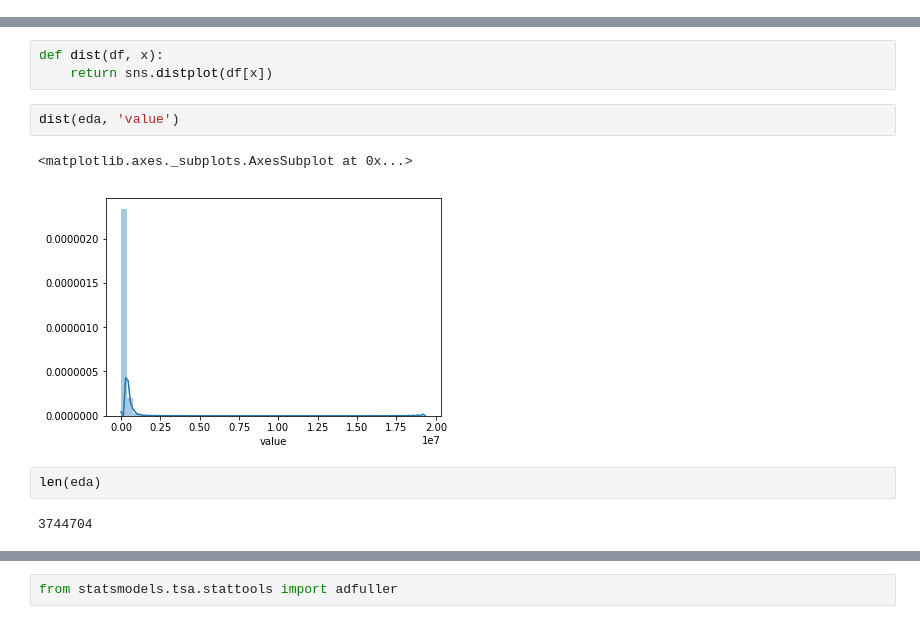
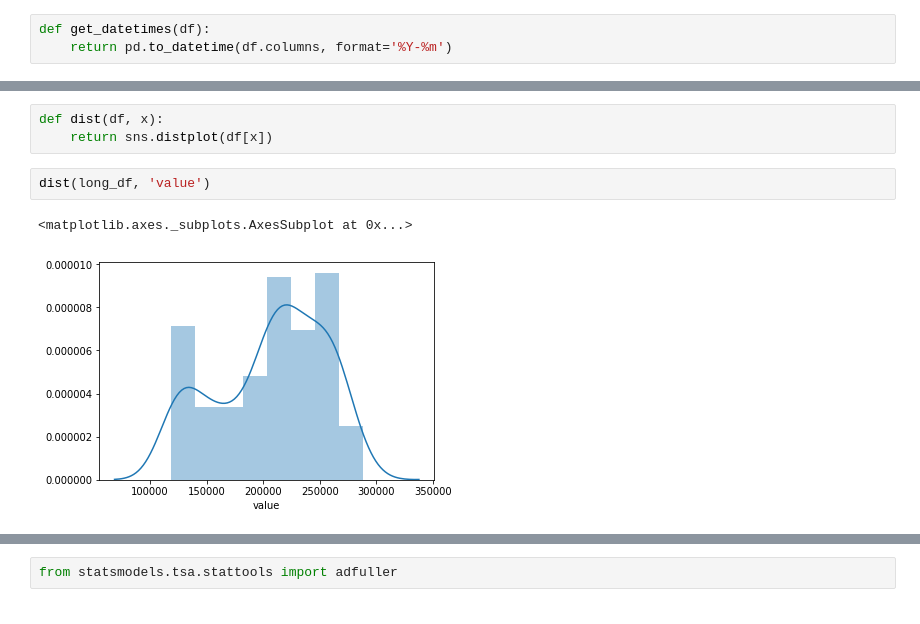
Before and after one commit to ndelrossi7/nyc-mhtn-ds-060319-lectures, a Jupyter notebook: Mod_4/Mod_4_Project/mod_4_starter_notebook-Copy1.ipynb, the cells around one changed output, grey strips where cells are left out. Saved outputs shown, nothing was run; the diff lists cells and outputs as text.

```diff
--- a/Mod_4/Mod_4_Project/mod_4_starter_notebook-Copy1.ipynb
+++ b/Mod_4/Mod_4_Project/mod_4_starter_notebook-Copy1.ipynb
@@ -57,0 +64,3 @@ str
+# %%
+def get_datetimes(df):
+    return pd.to_datetime(df.columns, format='%Y-%m')
@@ -147,11 +164,7 @@ import seaborn as sns
 def dist(df, x):
     return sns.distplot(df[x])
 # %%
-dist(eda, 'value')
+dist(long_df, 'value')
 # %% [output]
 <matplotlib.axes._subplots.AxesSubplot at 0x...>
-[figure, old version]
+[figure, new version]
-# %%
-len(eda)
-# %% [output]
-3744704
```
Also changed, not shown: parts of 52 cells of this notebook, 3 other files.
